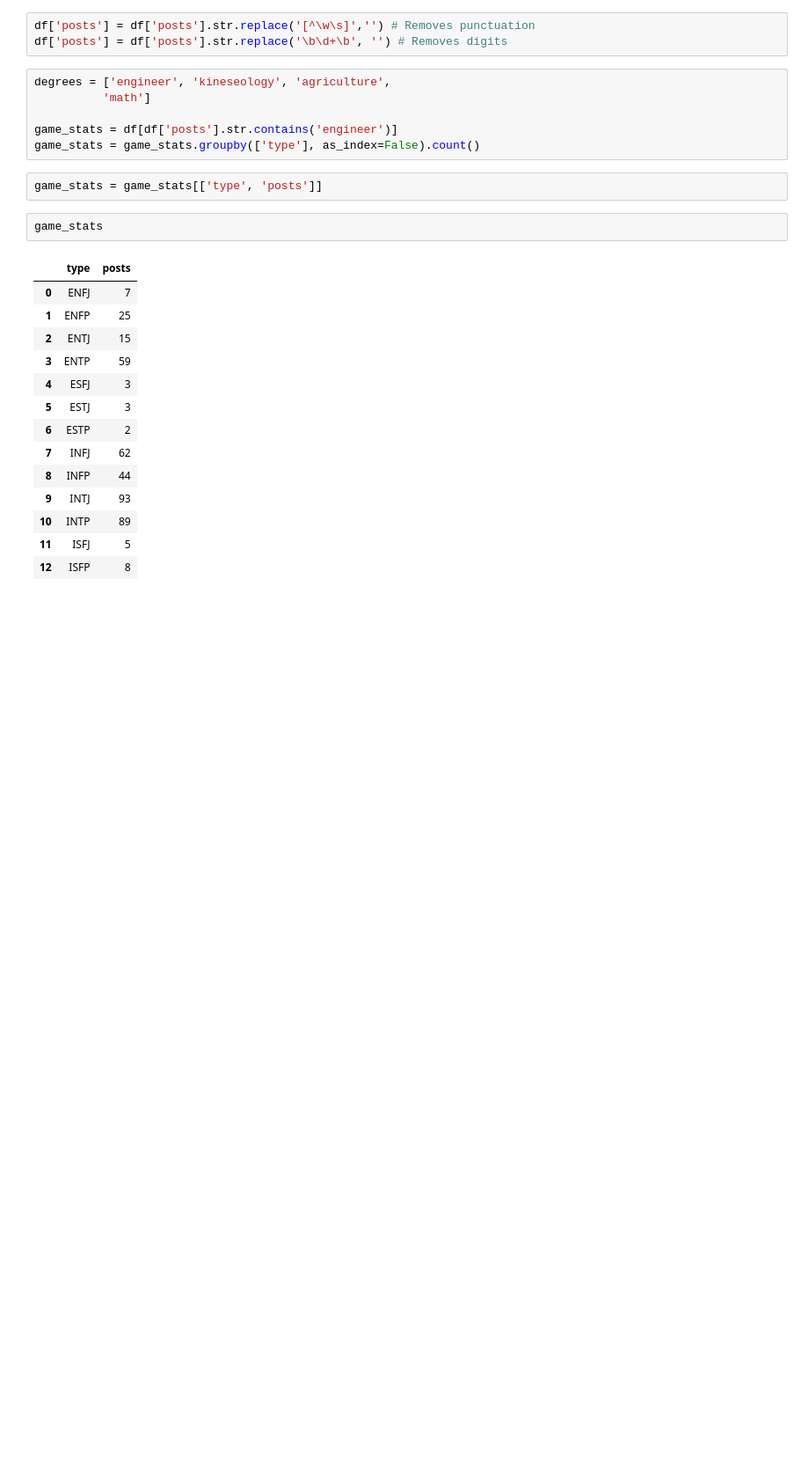
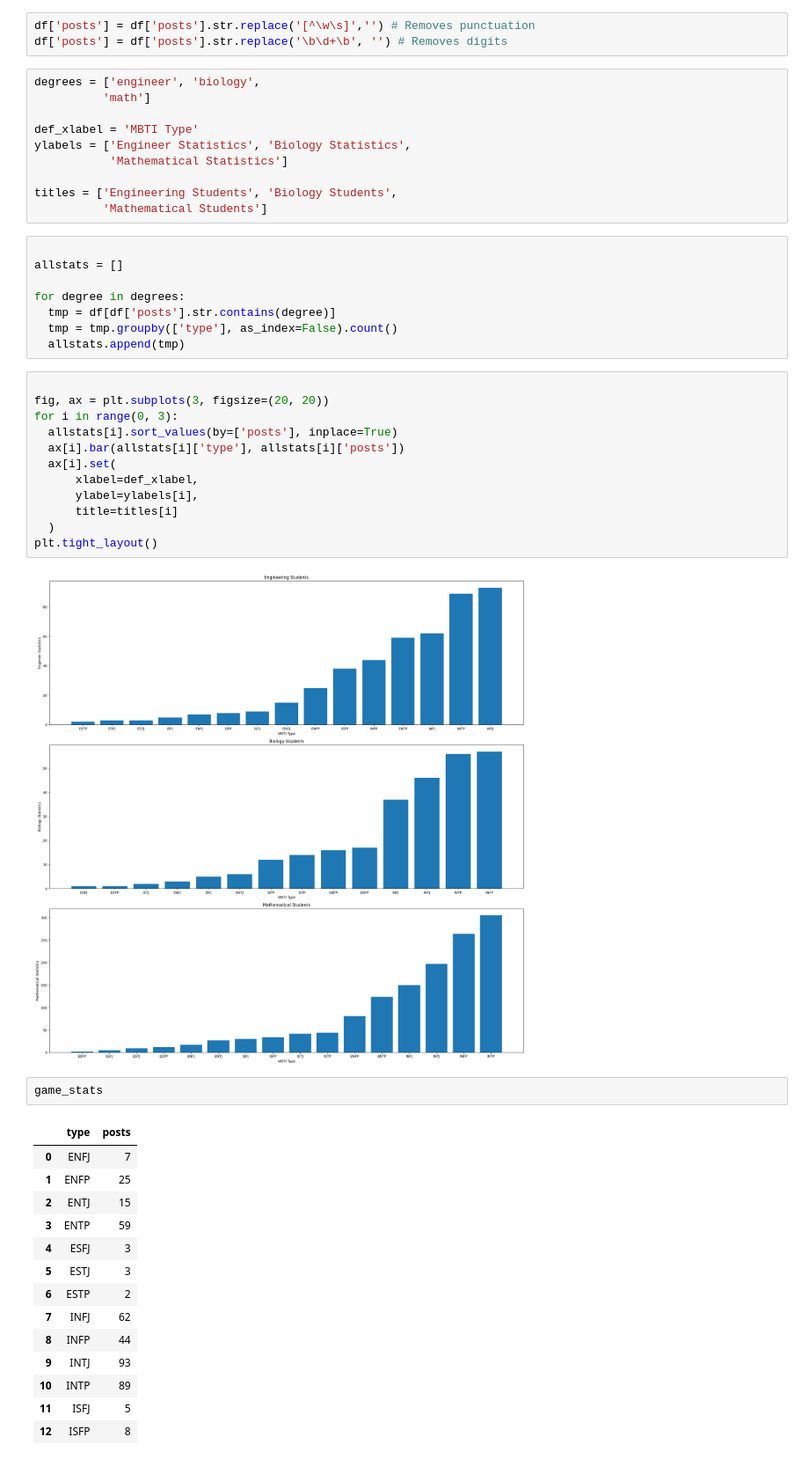
Before and after one commit to mmartin46/Data_Science_Research, a Jupyter notebook: MBTIScores.ipynb, the cells around one changed output. Shown at 88% size. Drawn from its saved outputs; the diff is of its cells as text; blank space fills up the shorter version.

```diff
--- a/MBTIScores.ipynb
+++ b/MBTIScores.ipynb
@@ -221,14 +223,38 @@ plt.show()
 # %%
 df['posts'] = df['posts'].str.replace('[^\w\s]','') # Removes punctuation
 df['posts'] = df['posts'].str.replace('\b\d+\b', '') # Removes digits
+# %%
+degrees = ['engineer', 'biology',
+          'math']
+
+def_xlabel = 'MBTI Type'
+ylabels = ['Engineer Statistics', 'Biology Statistics',
+           'Mathematical Statistics']
+
+titles = ['Engineering Students', 'Biology Students',
+          'Mathematical Students']
 # %%
-degrees = ['engineer', 'kineseology', 'agriculture',
-          'math']
 
-game_stats = df[df['posts'].str.contains('engineer')]
-game_stats = game_stats.groupby(['type'], as_index=False).count()
+allstats = []
+
+for degree in degrees:
+  tmp = df[df['posts'].str.contains(degree)]
+  tmp = tmp.groupby(['type'], as_index=False).count()
+  allstats.append(tmp)
-# %%
-game_stats = game_stats[['type', 'posts']]
+# %%
+
+fig, ax = plt.subplots(3, figsize=(20, 20))
+for i in range(0, 3):
+  allstats[i].sort_values(by=['posts'], inplace=True)
+  ax[i].bar(allstats[i]['type'], allstats[i]['posts'])
+  ax[i].set(
+      xlabel=def_xlabel,
+      ylabel=ylabels[i],
+      title=titles[i]
+  )
+plt.tight_layout()
+# %% [output]
+[figure, added]
 # %%
 game_stats
 # %% [output]
```
Also changed, not shown: parts of 4 cells of this notebook.
